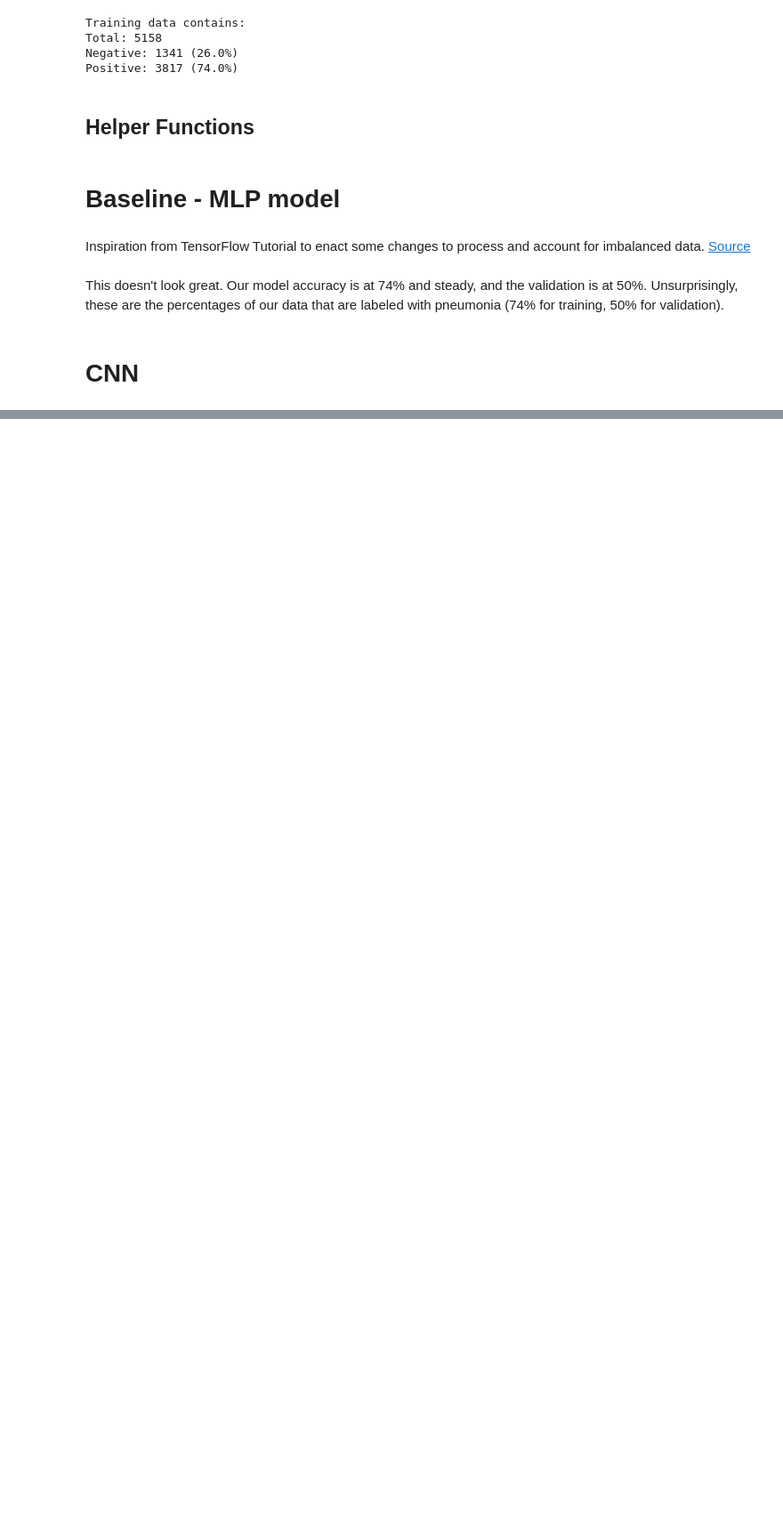
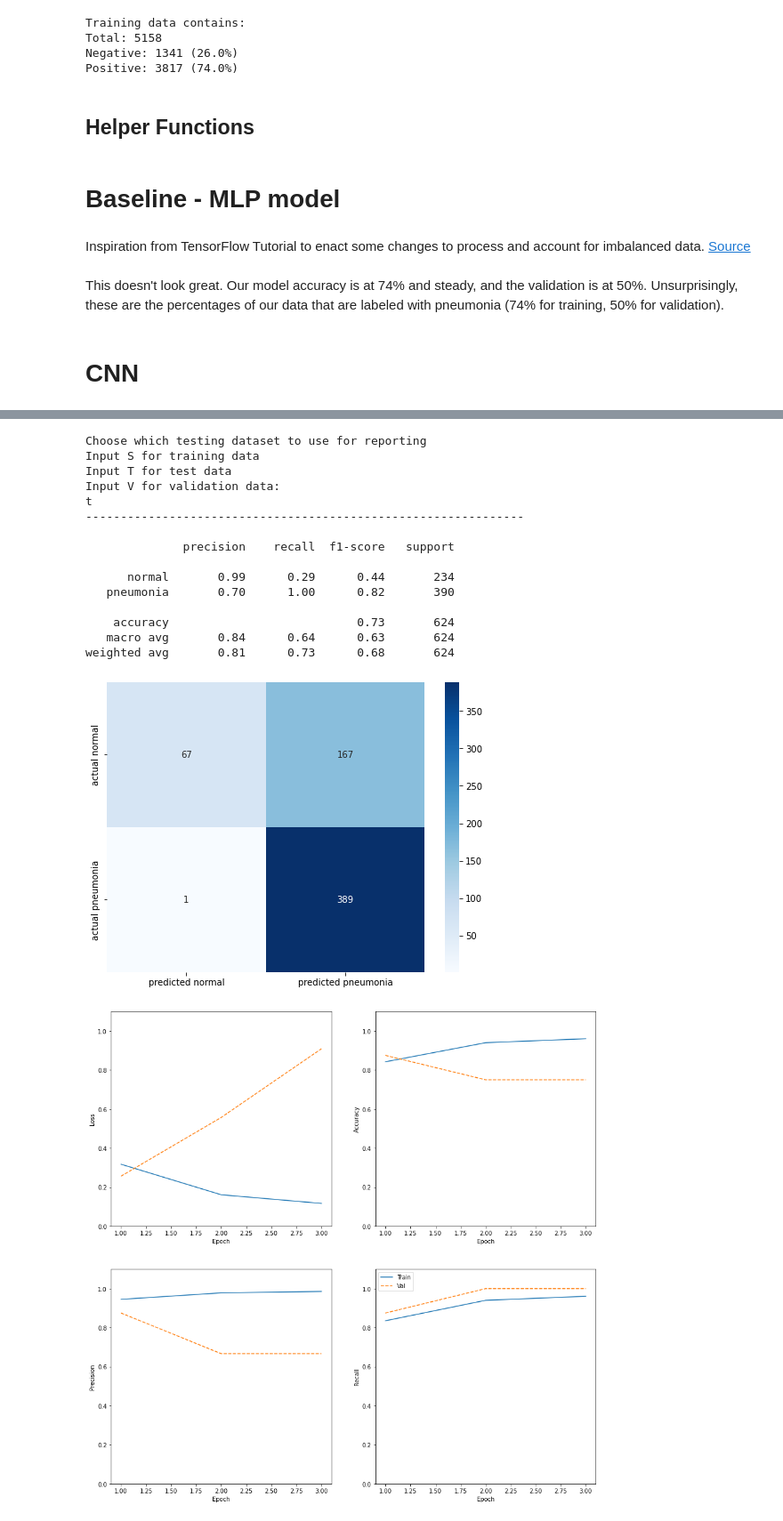
Before and after one commit to brtracy/phase_4_project, a Jupyter notebook: phase_4_project.ipynb, the cells around one changed output, grey strips where cells are left out. Shown at 89% size. Drawn from its saved outputs; the diff is of its cells as text; code cells hidden in the pictures; blank space fills up the shorter version.

Commit message:
cnn model 8 best

```diff
--- a/phase_4_project.ipynb
+++ b/phase_4_project.ipynb
@@ -1059,0 +1097,31 @@ weighted avg       0.79      0.73      0.68       624
+# %%
+def make_cnn_model():
+
+    model = Sequential()
+
+    model.add(Conv2D(32, (3,3), activation='relu', input_shape=(256,256,1)))
+    model.add(MaxPooling2D((2,2)))
+
+    model.add(Conv2D(32, (3,3), activation='relu'))
+    model.add(MaxPooling2D((2,2)))
+
+    model.add(Conv2D(64, (3,3), activation='relu'))
+    model.add(MaxPooling2D((2,2)))
+
+    model.add(Conv2D(128, (3,3), activation='relu'))
+    model.add(MaxPooling2D((2,2)))
+
+    model.add(Flatten())
+
+    model.add(Dense(256, activation='relu'))
+
+    model.add(Dense(1, activation='sigmoid'))
+
+    model.compile(loss='binary_crossentropy',
+                  optimizer='adam',
+                  metrics=METRICS)
+
+    return model
+
+cnn_model_v7 = make_cnn_model()
+cnn_model_v7.summary()
@@ -1059,0 +1146,10 @@ weighted avg       0.79      0.73      0.68       624
+# %%
+EPOCHS = 10
+BATCH_SIZE = 64
+
+cnn_model_v7_results = cnn_model_v7.fit(X_train, y_train,
+                                        batch_size=BATCH_SIZE,
+                                        epochs=EPOCHS,
+                                        callbacks=[early_stopping],
+                                        class_weight=class_weights,
+                                        validation_data=(X_val, y_val))
@@ -1059,0 +1163,20 @@ weighted avg       0.79      0.73      0.68       624
+# %%
+full_report(cnn_model_v7, cnn_model_v7_results)
+# %% [output]
+Choose which testing dataset to use for reporting
+Input S for training data
+Input T for test data
+Input V for validation data:
+t
+---------------------------------------------------------------
+
+              precision    recall  f1-score   support
+
+      normal       0.99      0.29      0.44       234
+   pneumonia       0.70      1.00      0.82       390
+
+    accuracy                           0.73       624
+   macro avg       0.84      0.64      0.63       624
+weighted avg       0.81      0.73      0.68       624
+[figure, added]
+[figure, added]
```
Also changed, not shown: parts of 129 cells of this notebook, 3 other files.
